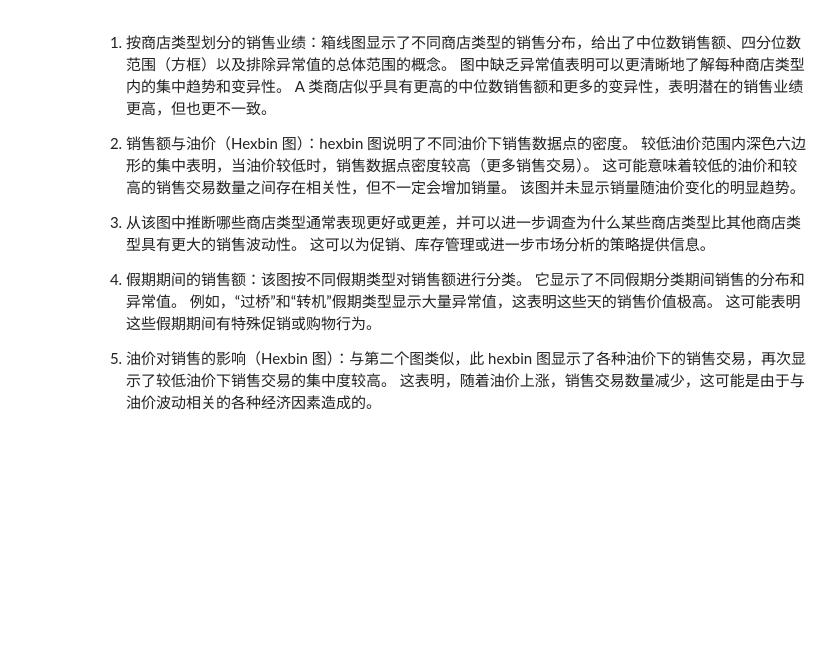
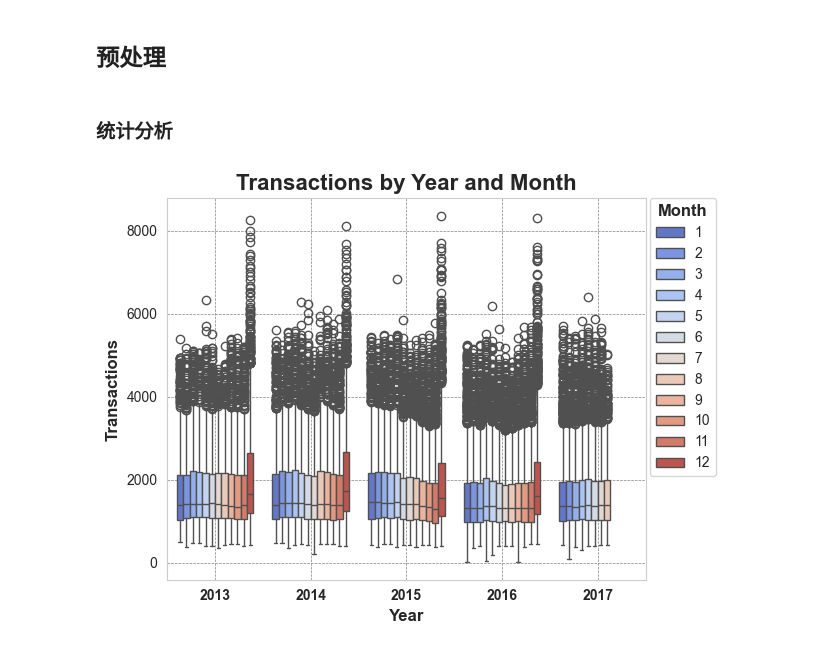
Before and after one commit to ZhijieZhang-ECE9065/StoreSales, a Jupyter notebook: StoreSales.ipynb, the cells around one changed output. Drawn from its saved outputs; the diff is of its cells as text; code cells hidden in the pictures; blank space fills up the shorter version.

```diff
--- a/StoreSales.ipynb
+++ b/StoreSales.ipynb
@@ -129,10 +1,2 @@ Passing `palette` without assigning `hue` is deprecated and will be removed in v
-# %% [markdown]
-1. 按商店类型划分的销售业绩：箱线图显示了不同商店类型的销售分布，给出了中位数销售额、四分位数范围（方框）以及排除异常值的总体范围的概念。 图中缺乏异常值表明可以更清晰地了解每种商店类型内的集中趋势和变异性。 A 类商店似乎具有更高的中位数销售额和更多的变异性，表明潜在的销售业绩更高，但也更不一致。
-
-2. 销售额与油价（Hexbin 图）：hexbin 图说明了不同油价下销售数据点的密度。 较低油价范围内深色六边形的集中表明，当油价较低时，销售数据点密度较高（更多销售交易）。 这可能意味着较低的油价和较高的销售交易数量之间存在相关性，但不一定会增加销量。 该图并未显示销量随油价变化的明显趋势。
-
-3. 从该图中推断哪些商店类型通常表现更好或更差，并可以进一步调查为什么某些商店类型比其他商店类型具有更大的销售波动性。 这可以为促销、库存管理或进一步市场分析的策略提供信息。
-
-4. 假期期间的销售额：该图按不同假期类型对销售额进行分类。 它显示了不同假期分类期间销售的分布和异常值。 例如，“过桥”和“转机”假期类型显示大量异常值，这表明这些天的销售价值极高。 这可能表明这些假期期间有特殊促销或购物行为。
-
-5. 油价对销售的影响（Hexbin 图）：与第二个图类似，此 hexbin 图显示了各种油价下的销售交易，再次显示了较低油价下销售交易的集中度较高。 这表明，随着油价上涨，销售交易数量减少，这可能是由于与油价波动相关的各种经济因素造成的。
+# %% [markdown]
+## 预处理
@@ -138,0 +53,45 @@ Passing `palette` without assigning `hue` is deprecated and will be removed in v
+# %% [markdown]
+### 统计分析
+# %%
+import pandas as pd
+import matplotlib.pyplot as plt
+import seaborn as sns
+
+a = transactions.copy()
+a["year"] = a.date.dt.year
+a["month"] = a.date.dt.month
+a["year_month"] = a["year"].astype(str) + "-" + a["month"].astype(str).str.zfill(2)
+
+# Sorting the data by year and month for better visualization
+a_sorted = a.sort_values(["year", "month"])
+
+palette = sns.color_palette("coolwarm", 12)
+
+# 创建箱型图
+sns.boxplot(data=a_sorted, x='year', y='transactions', hue='month', palette=palette)
+
+# 设置图表标题和坐标轴标签
+plt.title('Transactions by Year and Month', fontsize=16, fontweight='bold')
+plt.xlabel('Year', fontsize=12, fontweight='bold')
+plt.ylabel('Transactions', fontsize=12, fontweight='bold')
+
+# 设置图例
+leg = plt.legend(title='Month', bbox_to_anchor=(1.01, 1), loc='upper left', borderaxespad=0)
+plt.setp(leg.get_title(), fontsize=12, fontweight='bold')
+plt.setp(leg.texts, fontsize=10)
+
+# 调整网格线样式
+sns.set_style("whitegrid", {'axes.grid' : True})
+plt.grid(linestyle='--', linewidth=0.5, color='gray')
+
+# 调整坐标轴刻度样式
+plt.xticks(fontsize=10, fontweight='bold')
+plt.yticks(fontsize=10)
+
+# 调整布局
+plt.tight_layout()
+
+# 展示图表
+plt.show()
+# %% [output]
+[figure, added]
```
Also changed, not shown: parts of 13 cells of this notebook.
